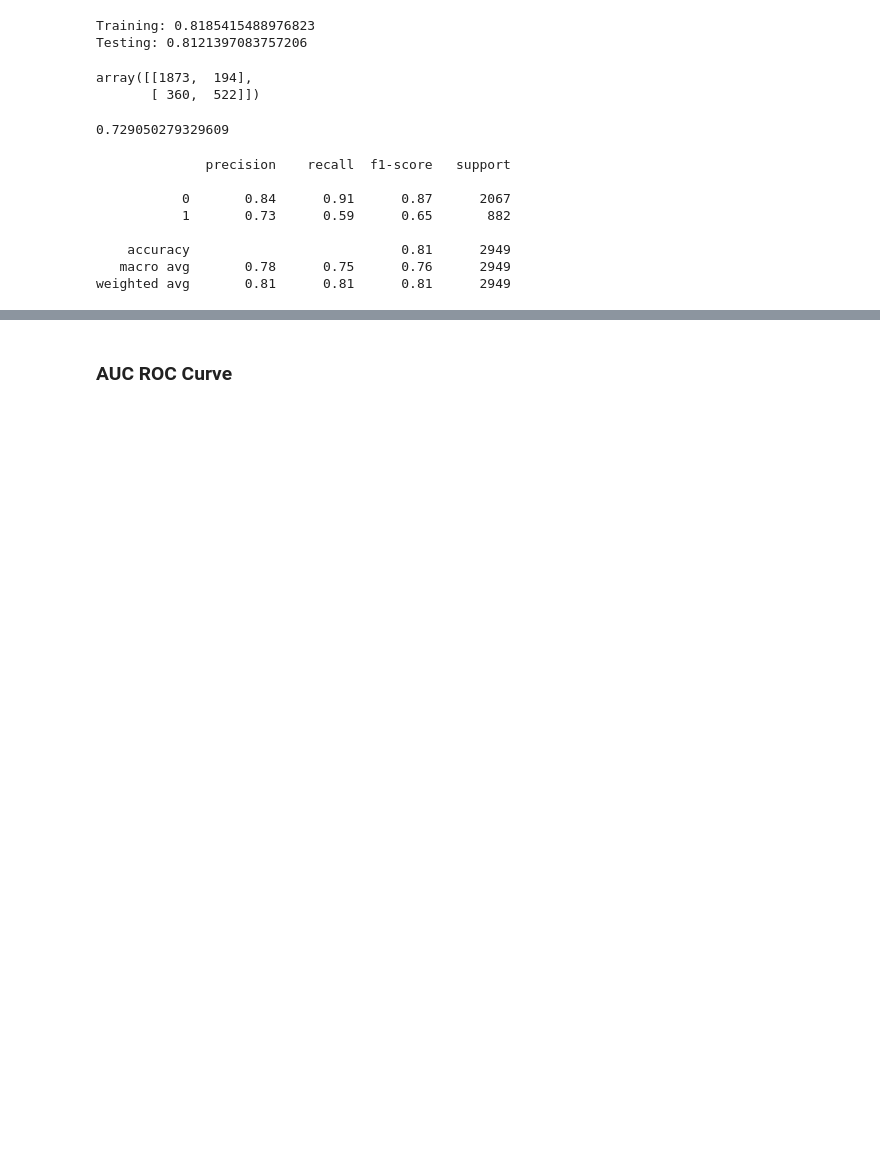
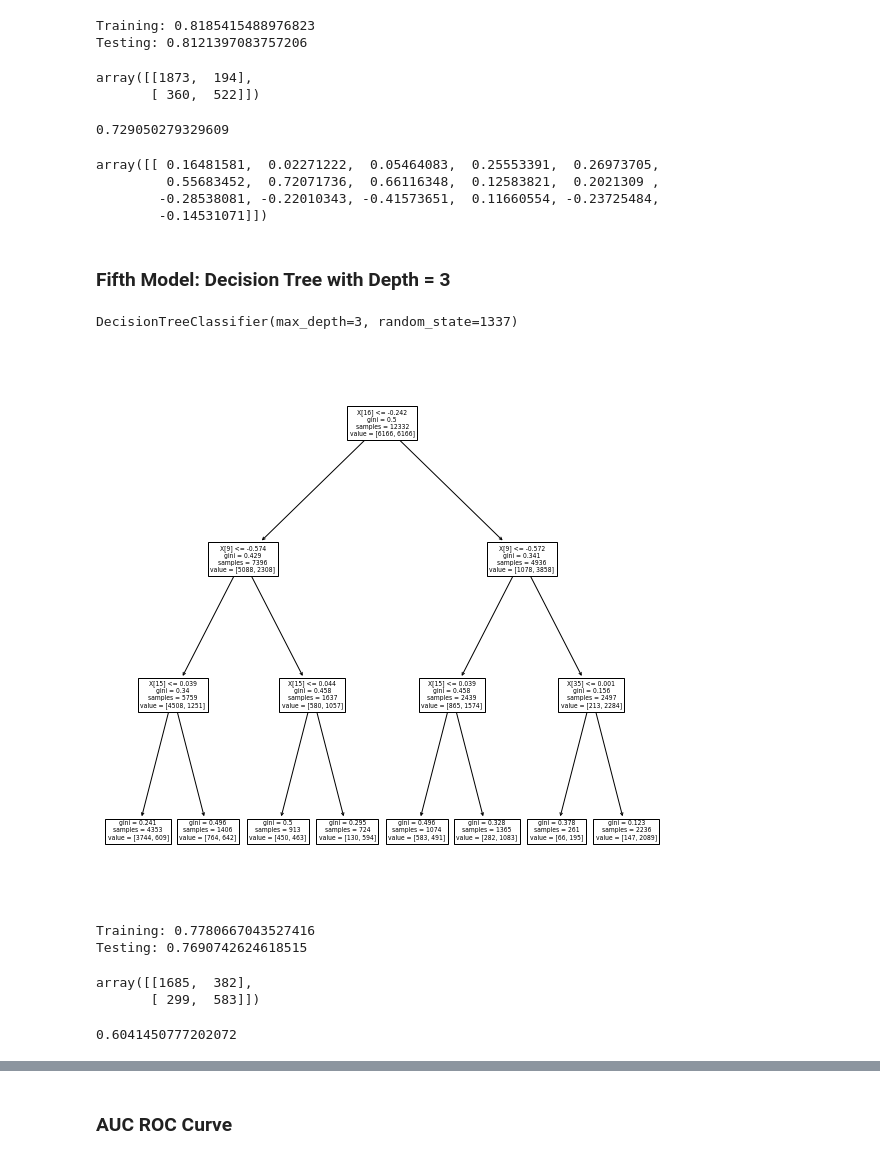
Before and after one commit to VinnieA3/dsc-phase-3-project, a Jupyter notebook: albert_notebook.ipynb, the cells around one changed output, grey strips where cells are left out. Saved outputs shown, nothing was run; the diff lists cells and outputs as text; code cells hidden in the pictures; blank space fills up the shorter version.

```diff
--- a/albert_notebook.ipynb
+++ b/albert_notebook.ipynb
@@ -896,14 +927,39 @@ prec_4 = tp_4 / (tp_4 + fp_4)
 print(prec_4)
 # %% [output]
 0.729050279329609
+# %%
+logreg_2.coef_
+# %% [output]
+array([[ 0.16481581,  0.02271222,  0.05464083,  0.25553391,  0.26973705,
+         0.55683452,  0.72071736,  0.66116348,  0.12583821,  0.2021309 ,
+        -0.28538081, -0.22010343, -0.41573651,  0.11660554, -0.23725484,
+        -0.14531071]])
 # %%
-print(classification_report(y_test, logreg_2.predict(X_test_model_4)))
+# print(classification_report(y_test, logreg_2.predict(X_test_model_4)))
-# %% [output]
-              precision    recall  f1-score   support
-
-           0       0.84      0.91      0.87      2067
-           1       0.73      0.59      0.65       882
-
-    accuracy                           0.81      2949
-   macro avg       0.78      0.75      0.76      2949
-weighted avg       0.81      0.81      0.81      2949
+# %% [markdown]
+### Fifth Model: Decision Tree with Depth = 3
+# %%
+tree_clf_3 = DecisionTreeClassifier(max_depth=3, random_state=1337)
+
+tree_clf_3.fit(X_resample, y_resample)
+# %% [output]
+DecisionTreeClassifier(max_depth=3, random_state=1337)
+# %%
+f, ax = plt.subplots(figsize=(10, 10))
+plot_tree(tree_clf_3, ax=ax);
+# %% [output]
+[figure, added]
+# %%
+# Accuracy on Training Data and Test Data
+print('Training:', tree_clf_3.score(X_train_clean, y_train))
+print('Testing:', tree_clf_3.score(X_test_clean, y_test))
+# %% [output]
+Training: 0.7780667043527416
+Testing: 0.7690742624618515
+# %%
+y_pred_5 = tree_clf_3.predict(X_test_clean)
+cm_5 = confusion_matrix(y_test, y_pred_5)
+cm_5
+# %% [output]
+array([[1685,  382],
+       [ 299,  583]])
@@ -909,0 +971,5 @@ weighted avg       0.81      0.81      0.81      2949
+# %%
+prec_5 = tp_5 / (tp_5 + fp_5)
+print(prec_5)
+# %% [output]
+0.6041450777202072
```
Also changed, not shown: parts of 26 cells of this notebook.
